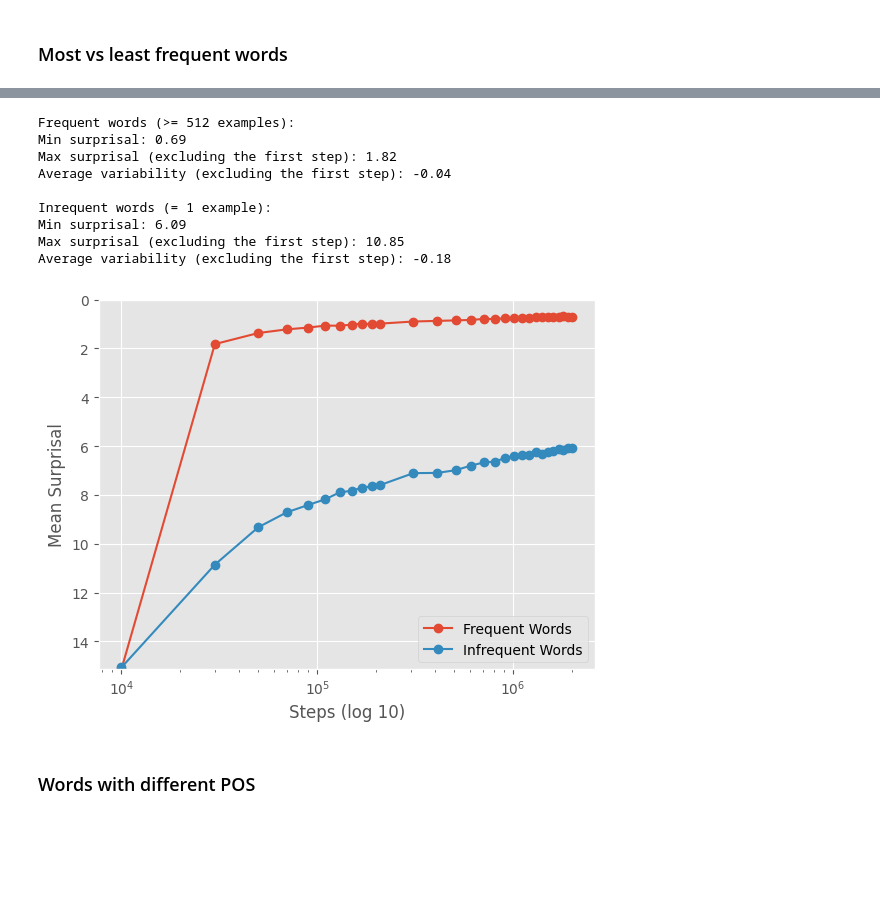
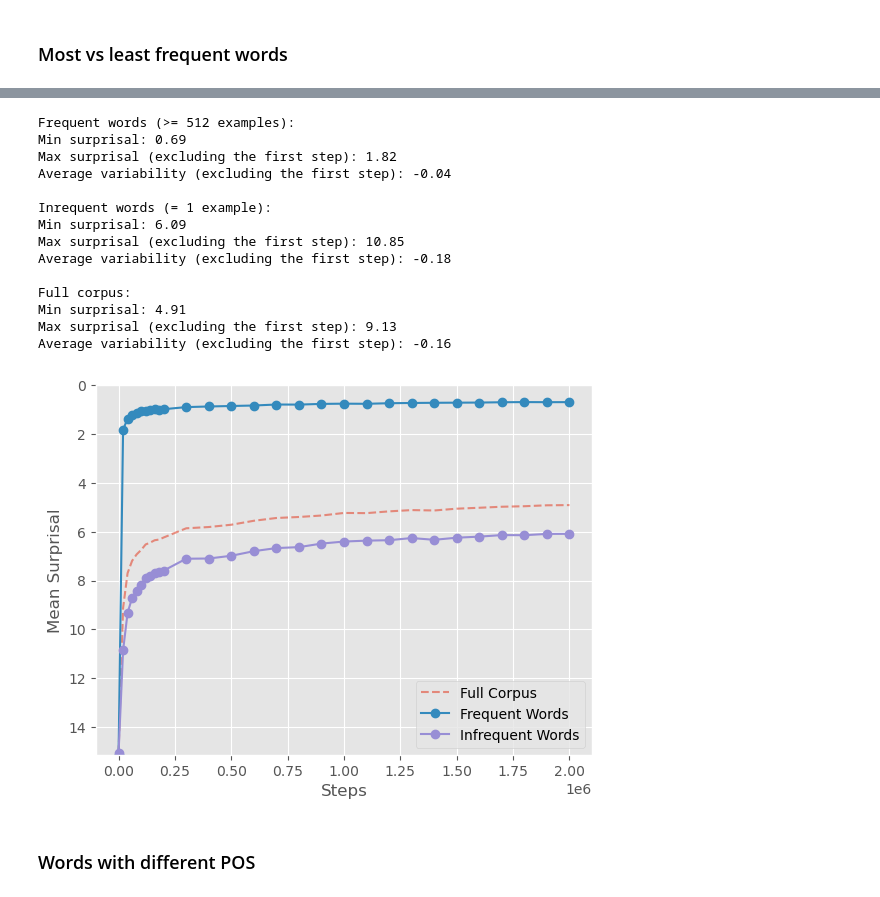
Before and after one commit to NazaninShafiabadi/NeuralLMs, a Jupyter notebook: src/word_acquisition.ipynb, the cells around one changed output, grey strips where cells are left out. Drawn from its saved outputs; the diff is of its cells as text; code cells hidden in the pictures; blank space fills up the shorter version.

```diff
--- a/src/word_acquisition.ipynb
+++ b/src/word_acquisition.ipynb
@@ -109,44 +100,58 @@ avg_surprisals.plot(x='Steps', y='MeanSurprisal', logx=True)\
 # %%
 # for each step, average surprisal across all words with at least 512 examples (frequent words)
-avg_freq_surprisals = frequent.groupby('Steps')['MeanSurprisal'].mean().reset_index().assign(Diffs=lambda x: x['MeanSurprisal'].diff().fillna(0))
+avg_freq_surprisals = frequent.groupby('Steps').MeanSurprisal.mean().reset_index().assign(Diffs=lambda x: x.MeanSurprisal.diff().fillna(0))
 
 # for each step, average surprisal across all words with only 1 example (infrequent words)
-avg_infreq_surprisals = infrequent.groupby('Steps')['MeanSurprisal'].mean().reset_index().assign(Diffs=lambda x: x['MeanSurprisal'].diff().fillna(0))
+avg_infreq_surprisals = infrequent.groupby('Steps').MeanSurprisal.mean().reset_index().assign(Diffs=lambda x: x.MeanSurprisal.diff().fillna(0))
+
+# for each step, average surprisal across all words
+avg_surprisals = surprisals.groupby('Steps').MeanSurprisal.mean().reset_index().assign(Diffs=lambda x: x.MeanSurprisal.diff().fillna(0))
 
 plt.figure()
-plt.xscale('log')
+# plt.xscale('log')
 # plt.yscale('log')
 
-plt.plot(avg_freq_surprisals['Steps'] + 10000, avg_freq_surprisals['MeanSurprisal'], marker='o', label='Frequent Words')
-plt.plot(avg_infreq_surprisals['Steps'] + 10000, avg_infreq_surprisals['MeanSurprisal'], marker='o', label='Infrequent Words')
+plt.plot(avg_surprisals.Steps, avg_surprisals.MeanSurprisal, linestyle='--', alpha=0.6, label='Full Corpus')
+plt.plot(avg_freq_surprisals.Steps, avg_freq_surprisals.MeanSurprisal, marker='o', label='Frequent Words')
+plt.plot(avg_infreq_surprisals.Steps, avg_infreq_surprisals.MeanSurprisal, marker='o', label='Infrequent Words')
 
-plt.ylim(max(avg_freq_surprisals['MeanSurprisal'].max(), avg_infreq_surprisals['MeanSurprisal'].max()), 0)
-plt.xlabel('Steps (log 10)')
+plt.ylim(max(avg_freq_surprisals.MeanSurprisal.max(), avg_infreq_surprisals.MeanSurprisal.max()), 0)
+plt.xlabel('Steps')
 plt.ylabel('Mean Surprisal')
 plt.legend()
 
 print('Frequent words (>= 512 examples):')
-print(f"Min surprisal: {avg_freq_surprisals['MeanSurprisal'].min():.2f}")
-print(f"Max surprisal (excluding the first step): {avg_freq_surprisals['MeanSurprisal'].iloc[1:].max():.2f}")
-print(f"Average variability (excluding the first step): {avg_freq_surprisals['Diffs'].iloc[2:].mean():.2f}\n")
+print(f"Min surprisal: {avg_freq_surprisals.MeanSurprisal.min():.2f}")
+print(f"Max surprisal (excluding the first step): {avg_freq_surprisals.MeanSurprisal.iloc[1:].max():.2f}")
+print(f"Average variability (excluding the first step): {avg_freq_surprisals.Diffs.iloc[2:].mean():.2f}\n")
 
 print('Inrequent words (= 1 example):')
-print(f"Min surprisal: {avg_infreq_surprisals['MeanSurprisal'].min():.2f}")
-print(f"Max surprisal (excluding the first step): {avg_infreq_surprisals['MeanSurprisal'].iloc[1:].max():.2f}")
-print(f"Average variability (excluding the first step): {avg_infreq_surprisals['Diffs'].iloc[2:].mean():.2f}")
+print(f"Min surprisal: {avg_infreq_surprisals.MeanSurprisal.min():.2f}")
+print(f"Max surprisal (excluding the first step): {avg_infreq_surprisals.MeanSurprisal.iloc[1:].max():.2f}")
+print(f"Average variability (excluding the first step): {avg_infreq_surprisals.Diffs.iloc[2:].mean():.2f}\n")
+
+print('Full corpus:')
+print(f"Min surprisal: {avg_surprisals.MeanSurprisal.min():.2f}")
+print(f"Max surprisal (excluding the first step): {avg_surprisals.MeanSurprisal.iloc[1:].max():.2f}")
+print(f"Average variability (excluding the first step): {avg_surprisals.Diffs.iloc[2:].mean():.2f}")
 
 plt.show()
 # %% [output]
 Frequent words (>= 512 examples):
 Min surprisal: 0.69
 Max surprisal (excluding the first step): 1.82
 Average variability (excluding the first step): -0.04
 
 Inrequent words (= 1 example):
 Min surprisal: 6.09
 Max surprisal (excluding the first step): 10.85
 Average variability (excluding the first step): -0.18
+
+Full corpus:
+Min surprisal: 4.91
+Max surprisal (excluding the first step): 9.13
+Average variability (excluding the first step): -0.16
-[figure, old version]
+[figure, new version]
 # %%
 # plot_surprisals(bert_surprisals['Token'].drop_duplicates().tolist(), bert_surprisals)
 # %% [markdown]
```
Also changed, not shown: parts of 11 cells of this notebook, 4 other files.
